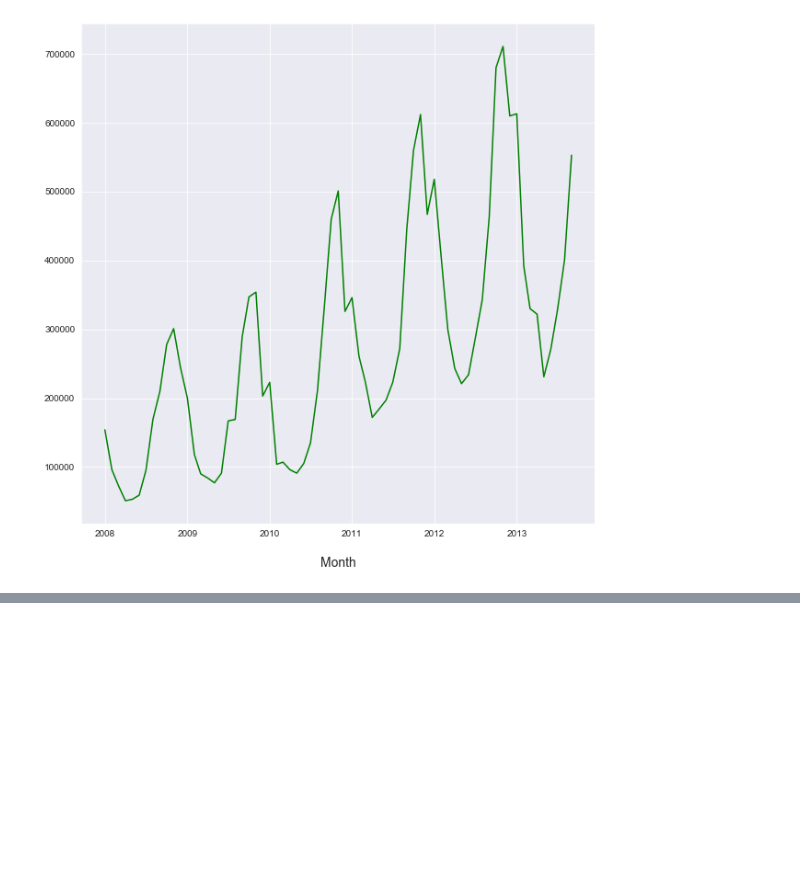
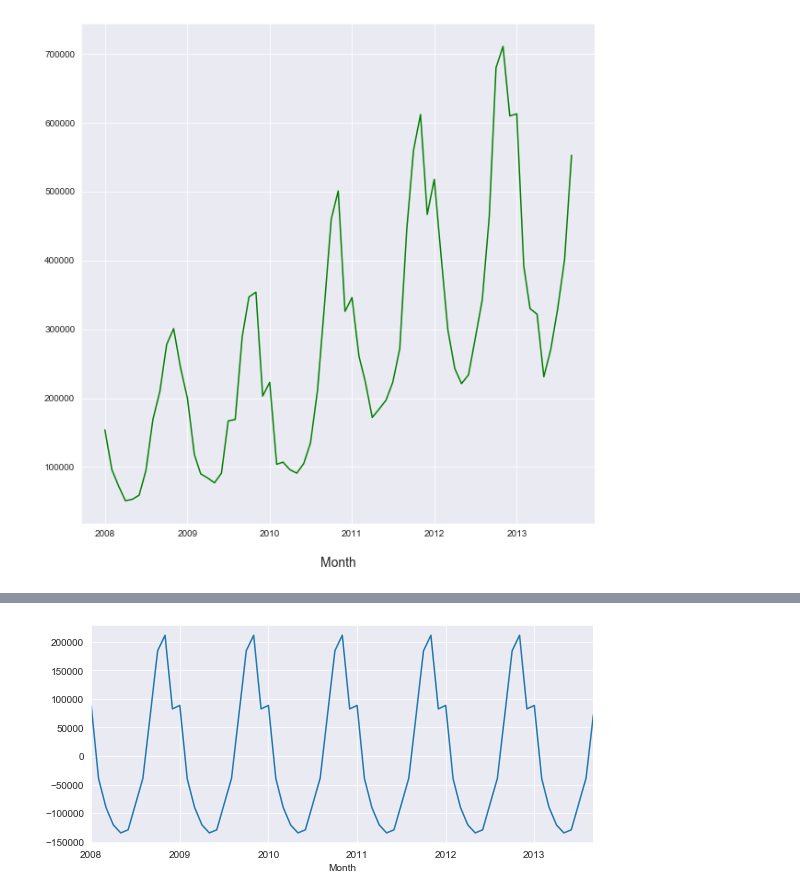
Before and after one commit to hamzajabbarr/time_series_forecasting_example, a Jupyter notebook: Time_series.ipynb, the cells around one changed output, grey strips where cells are left out. Drawn from its saved outputs; the diff is of its cells as text; code cells hidden in the pictures; blank space fills up the shorter version.

```diff
--- a/Time_series.ipynb
+++ b/Time_series.ipynb
@@ -243,0 +259,5 @@ Considering both these factors, shouldn't it be logical to include trend and sea
+# %%
+seasonal = decomposition.seasonal
+seasonal.plot(legend = False, figsize = (9,4))
+plt.show()
+# %% [output]
@@ -243,0 +265 @@ Considering both these factors, shouldn't it be logical to include trend and sea
+[figure, added]
```
Also changed, not shown: parts of 7 cells of this notebook.
